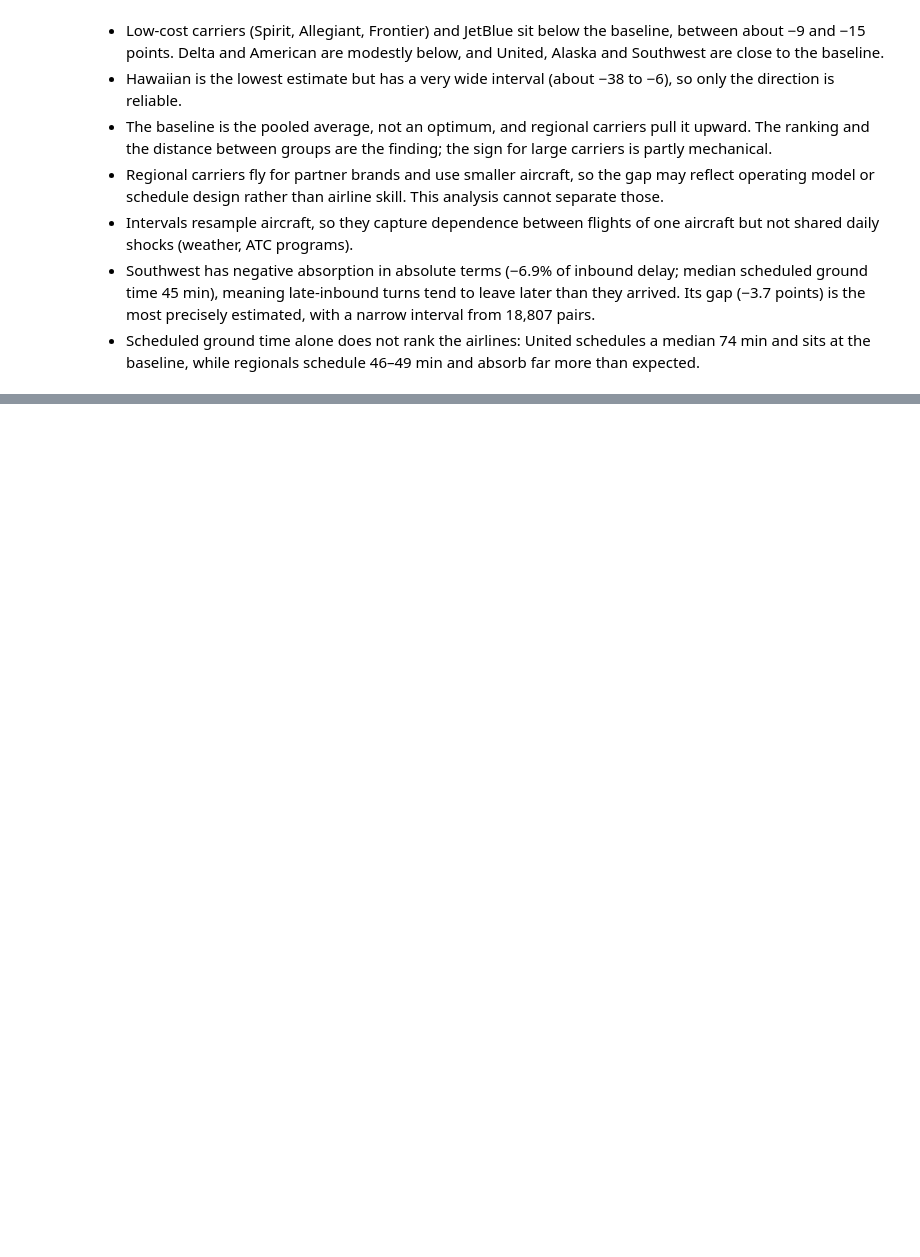
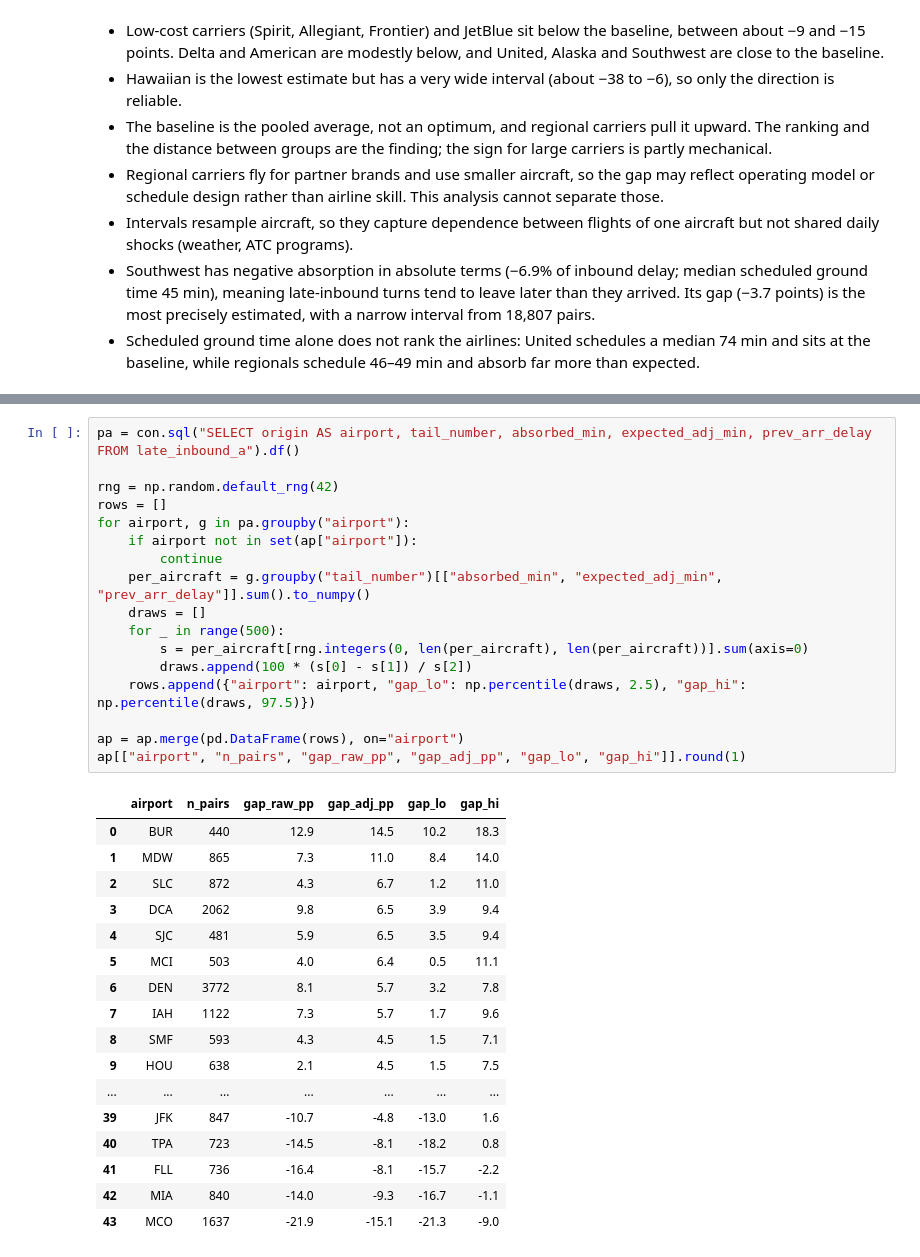
Before and after one commit to xavipena-data/bts-delay-propagation, a Jupyter notebook: notebooks/02_rotations.ipynb, the cells around one changed output, grey strips where cells are left out. Cells and saved outputs as stored; diff of their text form; blank space fills up the shorter version.

```diff
--- a/notebooks/02_rotations.ipynb
+++ b/notebooks/02_rotations.ipynb
@@ -478,0 +531,35 @@ plt.show()
+# %%
+pa = con.sql("SELECT origin AS airport, tail_number, absorbed_min, expected_adj_min, prev_arr_delay FROM late_inbound_a").df()
+
+rng = np.random.default_rng(42)
+rows = []
+for airport, g in pa.groupby("airport"):
+    if airport not in set(ap["airport"]):
+        continue
+    per_aircraft = g.groupby("tail_number")[["absorbed_min", "expected_adj_min", "prev_arr_delay"]].sum().to_numpy()
+    draws = []
+    for _ in range(500):
+        s = per_aircraft[rng.integers(0, len(per_aircraft), len(per_aircraft))].sum(axis=0)
+        draws.append(100 * (s[0] - s[1]) / s[2])
+    rows.append({"airport": airport, "gap_lo": np.percentile(draws, 2.5), "gap_hi": np.percentile(draws, 97.5)})
+
+ap = ap.merge(pd.DataFrame(rows), on="airport")
+ap[["airport", "n_pairs", "gap_raw_pp", "gap_adj_pp", "gap_lo", "gap_hi"]].round(1)
+# %% [output]
+|  | airport | n_pairs | gap_raw_pp | gap_adj_pp | gap_lo | gap_hi |
+| 0 | BUR | 440 | 12.9 | 14.5 | 10.2 | 18.3 |
+| 1 | MDW | 865 | 7.3 | 11.0 | 8.4 | 14.0 |
+| 2 | SLC | 872 | 4.3 | 6.7 | 1.2 | 11.0 |
+| 3 | DCA | 2062 | 9.8 | 6.5 | 3.9 | 9.4 |
+| 4 | SJC | 481 | 5.9 | 6.5 | 3.5 | 9.4 |
+| 5 | MCI | 503 | 4.0 | 6.4 | 0.5 | 11.1 |
+| 6 | DEN | 3772 | 8.1 | 5.7 | 3.2 | 7.8 |
+| 7 | IAH | 1122 | 7.3 | 5.7 | 1.7 | 9.6 |
+| 8 | SMF | 593 | 4.3 | 4.5 | 1.5 | 7.1 |
+| 9 | HOU | 638 | 2.1 | 4.5 | 1.5 | 7.5 |
+| ... | ... | ... | ... | ... | ... | ... |
+| 39 | JFK | 847 | -10.7 | -4.8 | -13.0 | 1.6 |
+| 40 | TPA | 723 | -14.5 | -8.1 | -18.2 | 0.8 |
+| 41 | FLL | 736 | -16.4 | -8.1 | -15.7 | -2.2 |
+| 42 | MIA | 840 | -14.0 | -9.3 | -16.7 | -1.1 |
+| 43 | MCO | 1637 | -21.9 | -15.1 | -21.3 | -9.0 |
```
Also changed, not shown: parts of 5 cells of this notebook, 9 other files.
